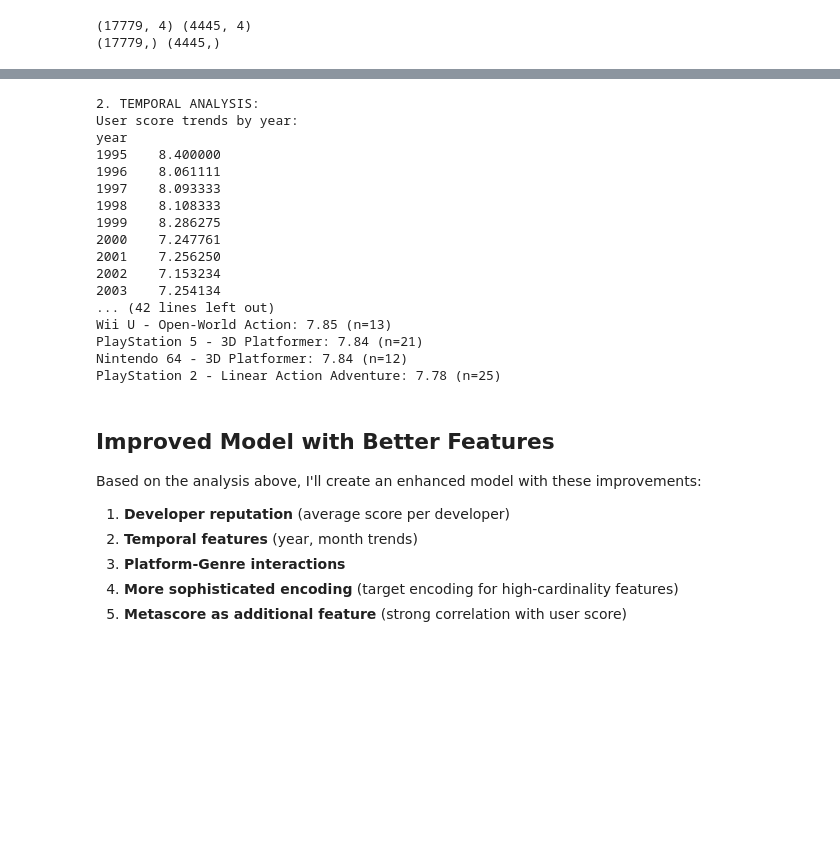
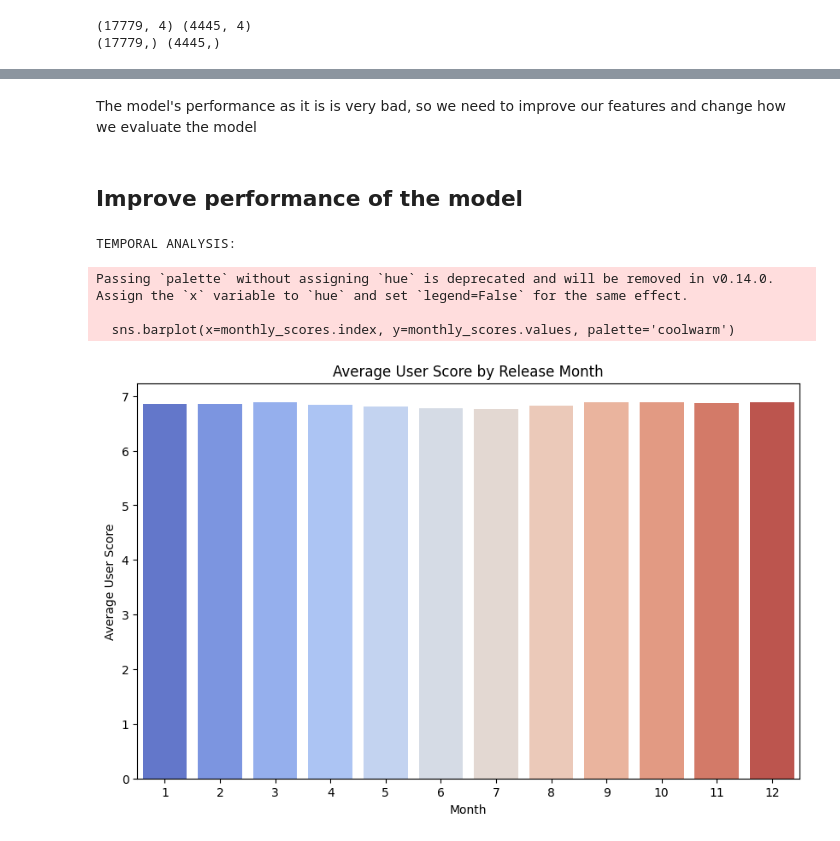
Before and after one commit to StadynR/metacritic-reviews-dataset, a Jupyter notebook: metacritic_model.ipynb, the cells around one changed output, grey strips where cells are left out. Cells and saved outputs as stored; diff of their text form; code cells hidden in the pictures; blank space fills up the shorter version.

```diff
--- a/metacritic_model.ipynb
+++ b/metacritic_model.ipynb
@@ -492,56 +250,24 @@ Top 10 developers by average user score (5+ games):
+# %% [markdown]
+The model's performance as it is is very bad, so we need to improve our features and change how we evaluate the model
+# %% [markdown]
+## Improve performance of the model
 # %%
-# 2. Temporal Features
-print("\n2. TEMPORAL ANALYSIS:")
-df_clean['year'] = df_clean['release_date'].dt.year
+# Temporal Features
+print("\nTEMPORAL ANALYSIS:")
 df_clean['month'] = df_clean['release_date'].dt.month
-
-# Year trends
-yearly_scores = df_clean.groupby('year')['user_score'].mean()
-print("User score trends by year:")
-print(yearly_scores.head(10))
-print("...")
-print(yearly_scores.tail(10))
 
 # Month analysis
 monthly_scores = df_clean.groupby('month')['user_score'].mean().sort_values(ascending=False)
-print(f"\nBest months for game releases (by avg user score):")
-print(monthly_scores)
-
-# 3. Platform-Genre interaction
-print(f"\n3. PLATFORM-GENRE INTERACTIONS:")
-platform_genre_scores = df_clean.groupby(['platform', 'genre'])['user_score'].agg(['mean', 'count']).reset_index()
-platform_genre_scores = platform_genre_scores[platform_genre_scores['count'] >= 10]  # Min 10 games
-print(f"Platform-Genre combinations with 10+ games: {len(platform_genre_scores)}")
-
-# Show best platform-genre combinations
-best_combinations = platform_genre_scores.nlargest(10, 'mean')
-print(f"\nTop 10 Platform-Genre combinations:")
-for _, row in best_combinations.iterrows():
-    print(f"{row['platform']} - {row['genre']}: {row['mean']:.2f} (n={row['count']})")
+# Plot monthly average user scores
+plt.figure(figsize=(10, 6))
+sns.barplot(x=monthly_scores.index, y=monthly_scores.values, palette='coolwarm')
+plt.title('Average User Score by Release Month')
+plt.xlabel('Month')
+plt.ylabel('Average User Score')
+plt.show()
 # %% [output]
-2. TEMPORAL ANALYSIS:
-User score trends by year:
-year
-1995    8.400000
-1996    8.061111
-1997    8.093333
-1998    8.108333
-1999    8.286275
-2000    7.247761
-2001    7.256250
-2002    7.153234
-2003    7.254134
-... (42 lines left out)
-Wii U - Open-World Action: 7.85 (n=13)
-PlayStation 5 - 3D Platformer: 7.84 (n=21)
-Nintendo 64 - 3D Platformer: 7.84 (n=12)
-PlayStation 2 - Linear Action Adventure: 7.78 (n=25)
+TEMPORAL ANALYSIS:
+Passing `palette` without assigning `hue` is deprecated and will be removed in v0.14.0. Assign the `x` variable to `hue` and set `legend=False` for the same effect.
+
+  sns.barplot(x=monthly_scores.index, y=monthly_scores.values, palette='coolwarm')
+[figure, added]
-# %% [markdown]
-## Improved Model with Better Features
-
-Based on the analysis above, I'll create an enhanced model with these improvements:
-1. **Developer reputation** (average score per developer)
-2. **Temporal features** (year, month trends)
-3. **Platform-Genre interactions**
-4. **More sophisticated encoding** (target encoding for high-cardinality features)
-5. **Metascore as additional feature** (strong correlation with user score)
```
Also changed, not shown: parts of 21 cells of this notebook.
